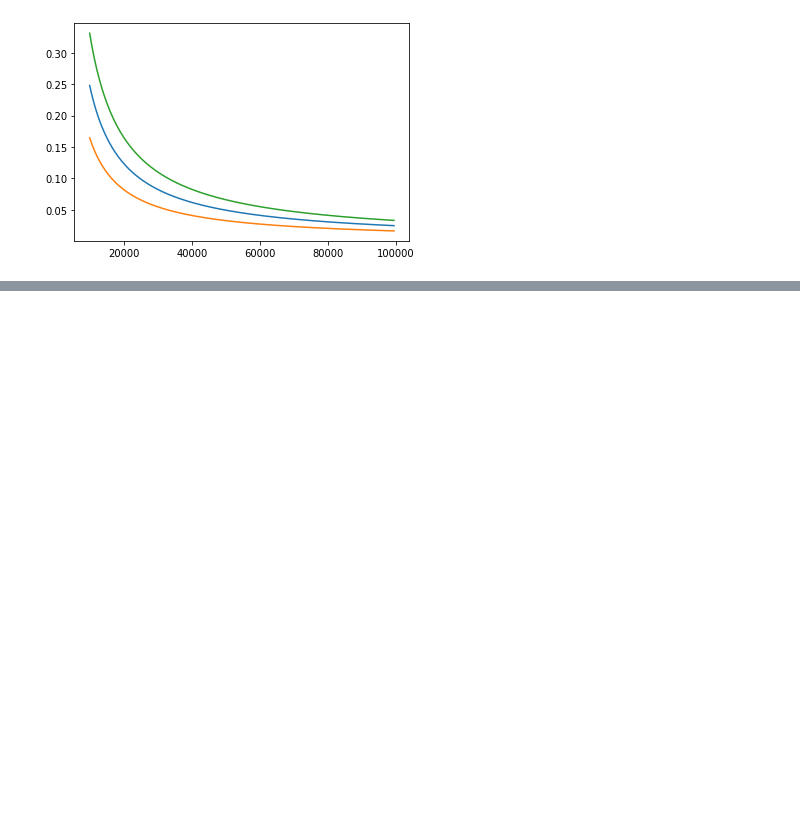
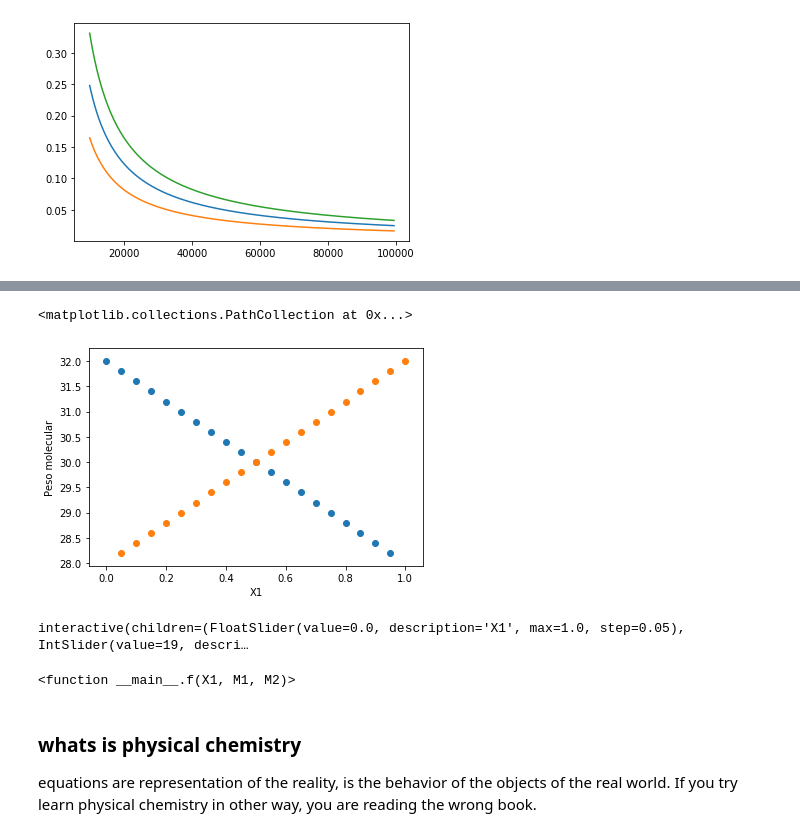
Before and after one commit to unixson/termodinamica, a Jupyter notebook: Libro-Fisicoquimica.ipynb, the cells around one changed output, grey strips where cells are left out. Saved outputs shown, nothing was run; the diff lists cells and outputs as text; code cells hidden in the pictures; blank space fills up the shorter version.

```diff
--- a/Libro-Fisicoquimica.ipynb
+++ b/Libro-Fisicoquimica.ipynb
@@ -207,0 +347,33 @@ plt.show()
+# %%
+#Dependencia del peso molecular de la composición de la mezcla binaria
+import numpy as np
+import matplotlib.pyplot as plt
+%matplotlib inline
+
+M1 = 28
+M2 = 32
+X1 = np.arange(0,1,0.05)
+M = X1*M1 +(1-X1)*M2
+plt.xlabel('X1')
+plt.ylabel('Peso molecular')
+plt.scatter(X1,M)
+plt.scatter(1-X1,M)
+# %% [output]
+<matplotlib.collections.PathCollection at 0x...>
+[figure, added]
+# %%
+from __future__ import print_function
+from ipywidgets import interact, interactive, fixed,interact_manual
+import ipywidgets as widgets
+
+
+def f(X1,M1,M2):
+    return(X1*M1 +(1-X1)*M2)
+interact(f,X1=(0,1,0.05),M1=(10,28,1),M2=(28,36,1))
+# %% [output]
+interactive(children=(FloatSlider(value=0.0, description='X1', max=1.0, step=0.05), IntSlider(value=19, descri…
+<function __main__.f(X1, M1, M2)>
+# %% [markdown]
+### whats is physical chemistry
+
+equations are representation of the reality, is the behavior of the objects of the real world. If you try learn physical chemistry in other way, you are reading the wrong book.
```
Also changed, not shown: parts of 11 cells of this notebook.
